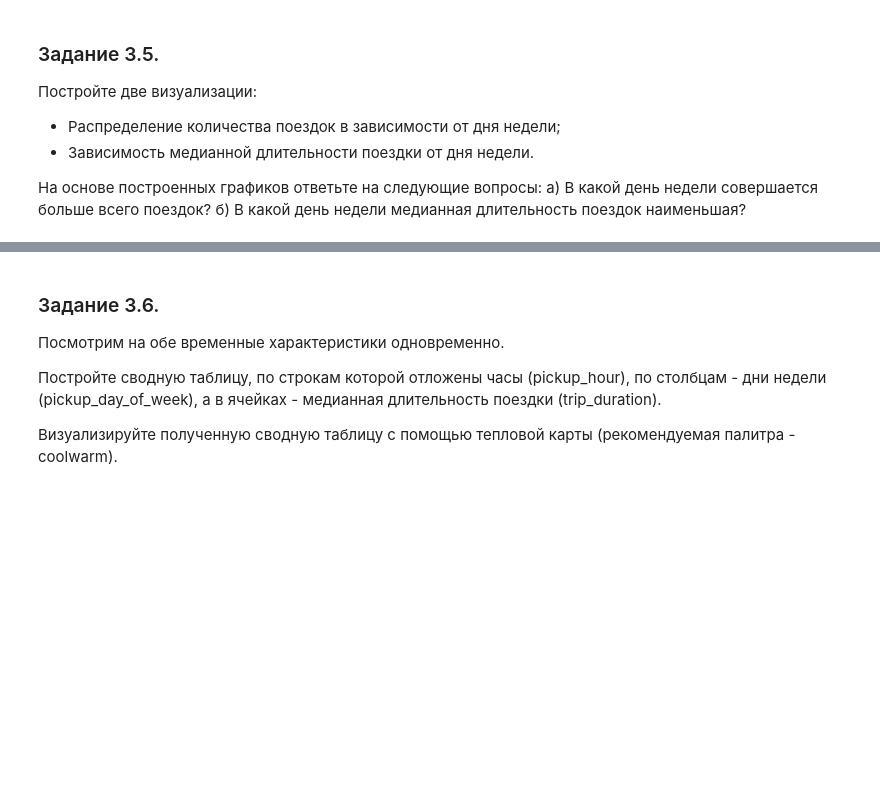
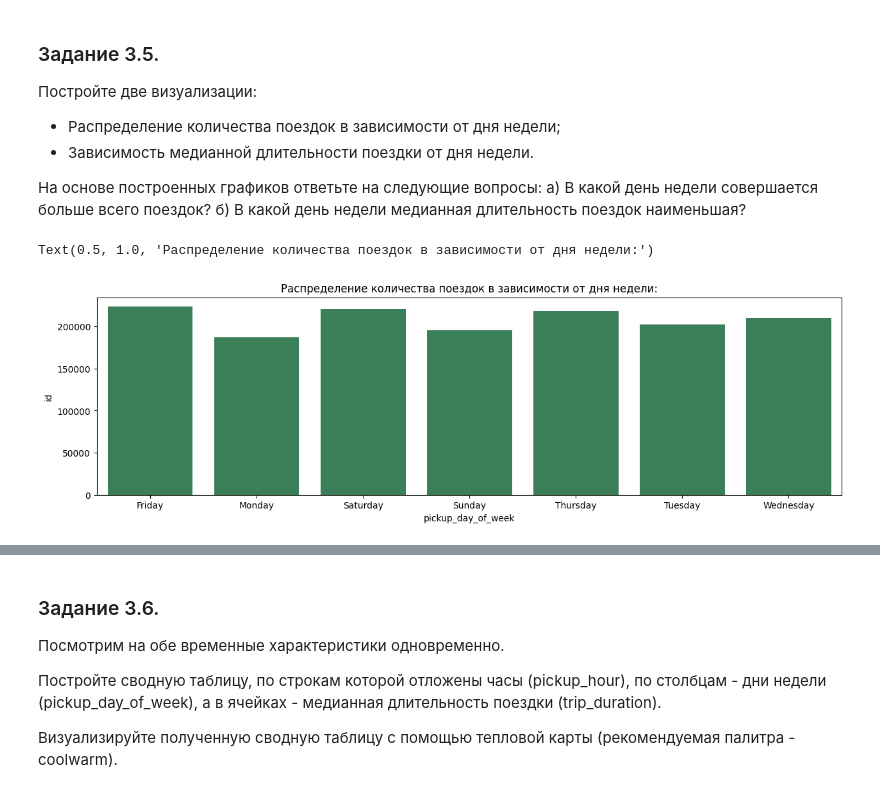
Before and after one commit to Irina-Kondratenko/SkillFactory, a Jupyter notebook: Homework/Project_10/Project-10. Notebook.ipynb, the cells around one changed output, grey strips where cells are left out. Saved outputs shown, nothing was run; the diff lists cells and outputs as text; code cells hidden in the pictures; blank space fills up the shorter version.

```diff
--- a/Homework/Project_10/Project-10. Notebook.ipynb
+++ b/Homework/Project_10/Project-10. Notebook.ipynb
@@ -685,0 +741,15 @@ Text(0.5, 1.0, 'Box диаграмма длительности поездок
+# %%
+# Распределение количества поездок в зависимости от дня недели:
+taxi_data_dayofweek = taxi_data.groupby(by ='pickup_day_of_week',
+                                        as_index=False )['id'].count()
+
+fig, axes = plt.subplots( figsize=(15, 4))
+
+histplot = sns.barplot(data = taxi_data_dayofweek,
+                       x=taxi_data_dayofweek['pickup_day_of_week'],
+                       y = taxi_data_dayofweek['id'],
+                       color = 'seagreen')
+histplot.set_title('Распределение количества поездок в зависимости от дня недели:')
+# %% [output]
+Text(0.5, 1.0, 'Распределение количества поездок в зависимости от дня недели:')
+[figure, added]
```
Also changed, not shown: parts of 22 cells of this notebook.
